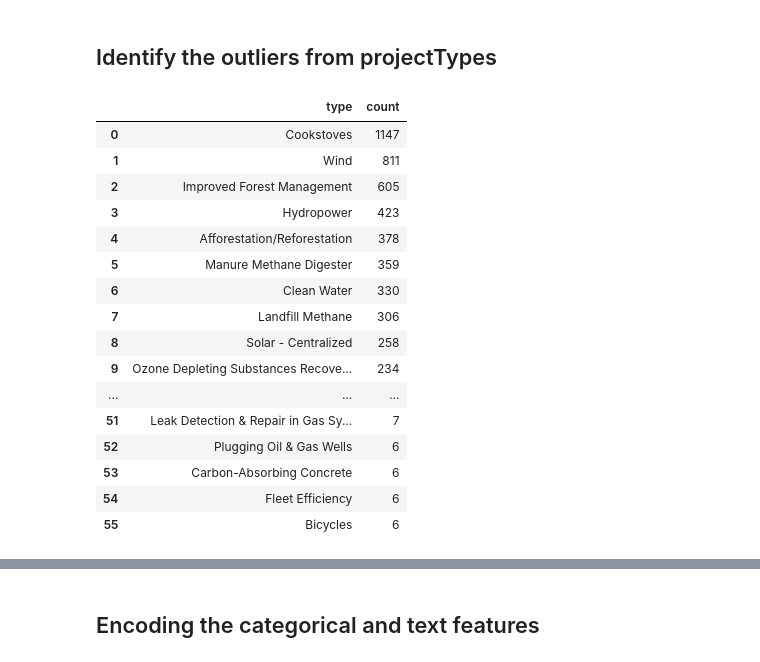
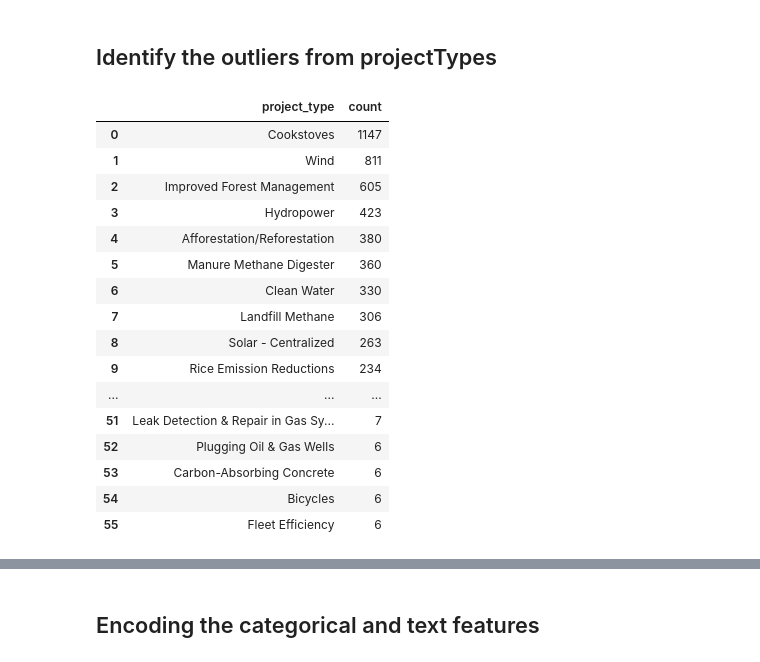
Before and after one commit to MaggieCorry/Capstone_Corry_Hoang_Tajnekar_Rong, a Jupyter notebook: Models/LR_with_Random_under_oversampling-56types.ipynb, the cells around one changed output, grey strips where cells are left out. Cells and saved outputs as stored; diff of their text form; code cells hidden in the pictures.

```diff
--- a/Models/LR_with_Random_under_oversampling-56types.ipynb
+++ b/Models/LR_with_Random_under_oversampling-56types.ipynb
@@ -19,7 +19,7 @@ import joblib
 # %% [markdown]
 ### Read the test and train dataset from the checkpoint
 # %%
-train_df = pd.read_csv("../data/train_dataset_w56types.csv")
+train_df = pd.read_csv("../data/final_train_dataset_w56types.csv")
 # %%
 train_df.shape
 # %% [output]
@@ -51,29 +49,29 @@ dtype: int64
 ## Identify the outliers from projectTypes
 # %%
 
-type_df = train_df["type"]
+type_df = train_df["project_type"]
 type_counts = type_df.value_counts().reset_index()
-type_counts.columns = ["type", 'count']
+type_counts.columns = ["project_type", 'count']
 
 type_counts
 # %% [output]
-|  | type | count |
+|  | project_type | count |
 | 0 | Cookstoves | 1147 |
 | 1 | Wind | 811 |
 | 2 | Improved Forest Management | 605 |
 | 3 | Hydropower | 423 |
-| 4 | Afforestation/Reforestation | 378 |
-| 5 | Manure Methane Digester | 359 |
+| 4 | Afforestation/Reforestation | 380 |
+| 5 | Manure Methane Digester | 360 |
 | 6 | Clean Water | 330 |
 | 7 | Landfill Methane | 306 |
-| 8 | Solar - Centralized | 258 |
-| 9 | Ozone Depleting Substances Recove... | 234 |
+| 8 | Solar - Centralized | 263 |
+| 9 | Rice Emission Reductions | 234 |
 | ... | ... | ... |
 | 51 | Leak Detection & Repair in Gas Sy... | 7 |
 | 52 | Plugging Oil & Gas Wells | 6 |
 | 53 | Carbon-Absorbing Concrete | 6 |
-| 54 | Fleet Efficiency | 6 |
-| 55 | Bicycles | 6 |
+| 54 | Bicycles | 6 |
+| 55 | Fleet Efficiency | 6 |
 # %%
 # Based on the Zscore, the major classes will be undersampled and minority classes will be oversample
 # %%
```
Also changed, not shown: parts of 15 cells of this notebook.
